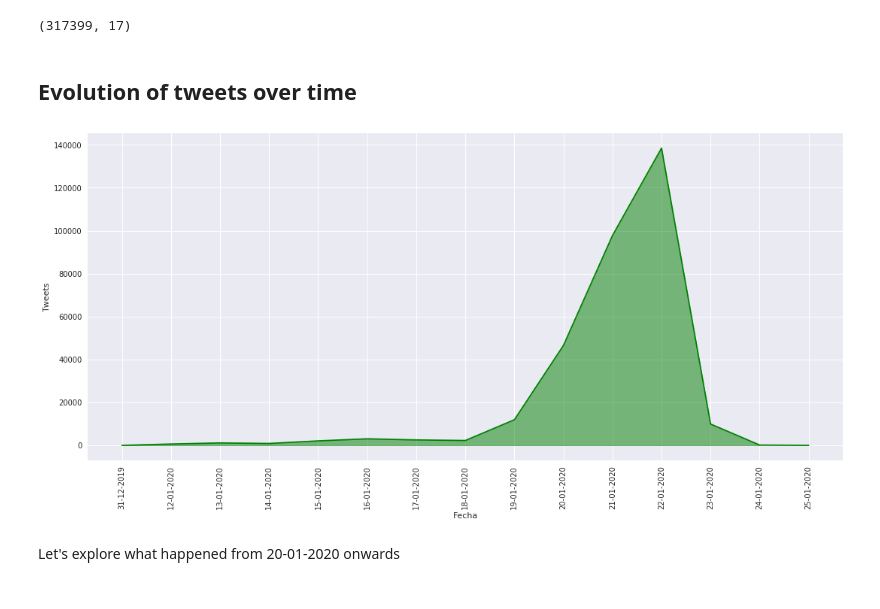
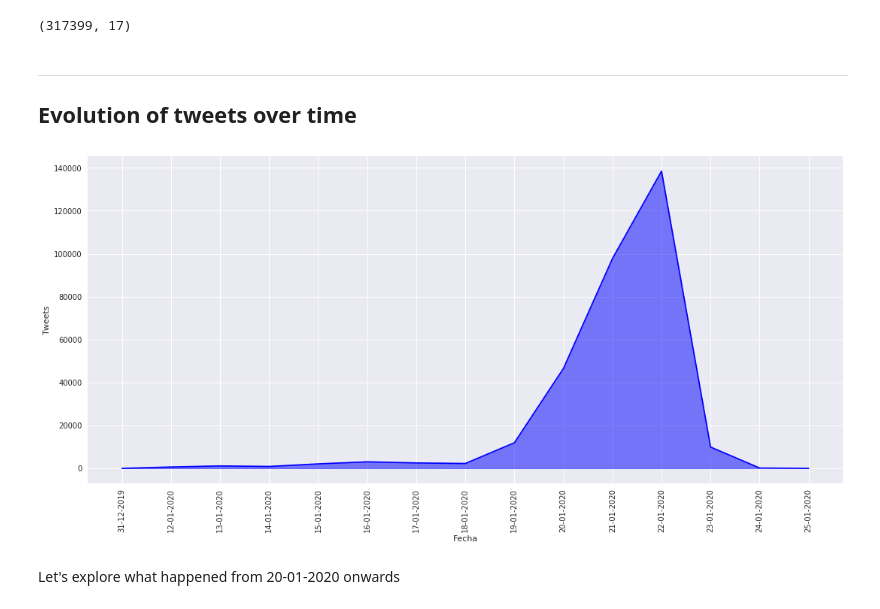
Before and after one commit to social-link-analytics-group-bsc/tw_coronavirus, a Jupyter notebook: corona_virus.ipynb, the cells around one changed output. Cells and saved outputs as stored; diff of their text form; code cells hidden in the pictures.

```diff
--- a/corona_virus.ipynb
+++ b/corona_virus.ipynb
@@ -66,6 +66,7 @@ tweets.shape
 # %% [output]
 (317399, 17)
 # %% [markdown]
+---
 ## Evolution of tweets over time
 # %%
 # group tweets by date
@@ -73,16 +74,16 @@ tweets_by_date = tweets.groupby('date', as_index=False).count()
 # %%
 plt.figure(figsize=(18,8))
 x_dates = list(pd.to_datetime(tweets_by_date['date']).dt.strftime('%d-%m-%Y'))
 y_counts = list(tweets_by_date['tweet_id'])
-fig = sns.lineplot(x=x_dates, y=y_counts, color='green')
+fig = sns.lineplot(x=x_dates, y=y_counts, color='blue')
 fig.set(xlabel='Fecha', ylabel='Tweets')
 sns.set_style("dark", {'axes.grid': True})
 fig.set_xticklabels(labels=x_dates, rotation=90)
-plt.fill_between(x_dates, y_counts, alpha=0.5, color='green')
+plt.fill_between(x_dates, y_counts, alpha=0.5, color='blue')
 plt.show()
 #fig.get_figure().savefig("tweets_over_time.png", dpi=200, quality=95, bbox_inches="tight")
 # %% [output]
-[figure, old version]
+[figure, new version]
 # %% [markdown]
 Let's explore what happened from 20-01-2020 onwards
 # %%
```
Also changed, not shown: parts of 20 cells of this notebook.
